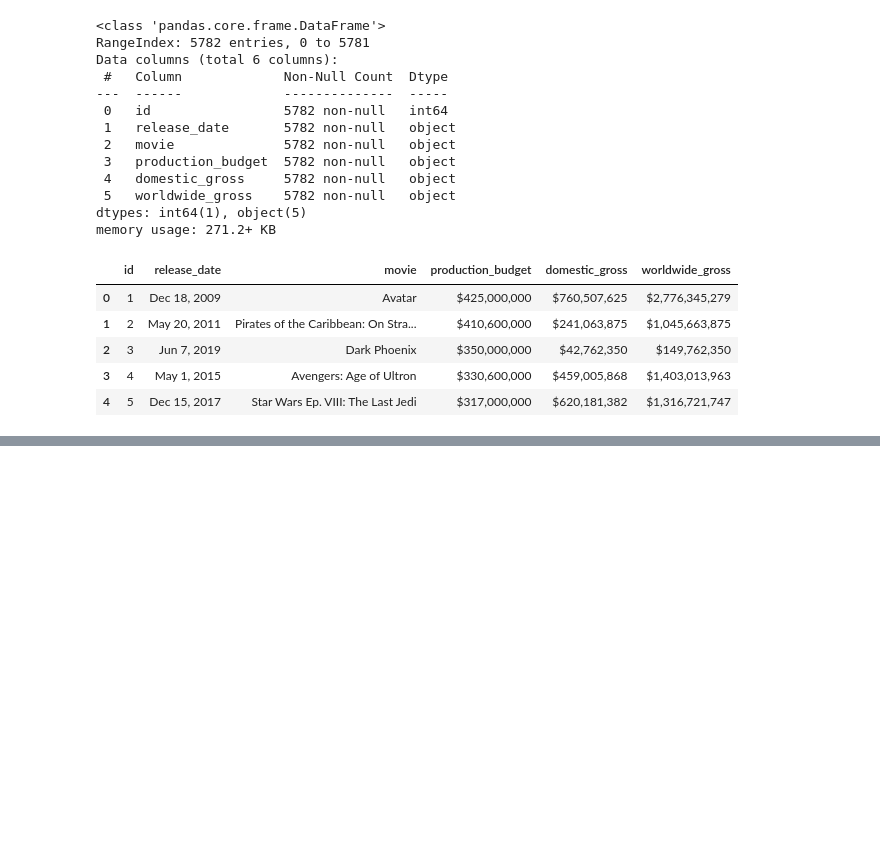
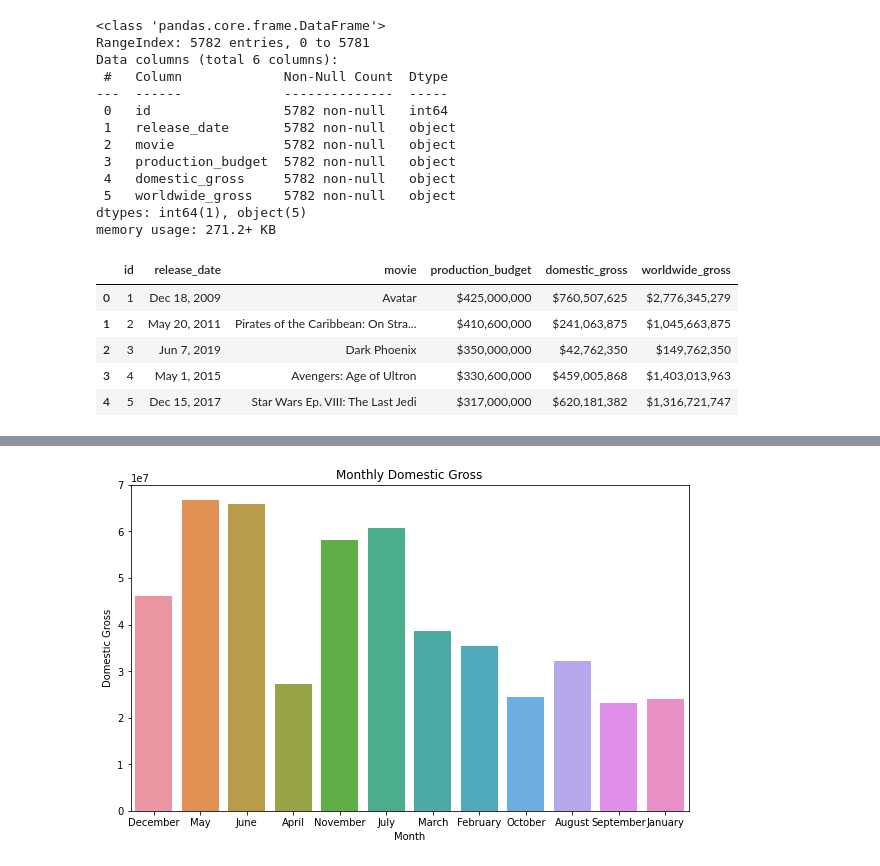
Before and after one commit to Lotus-baumgarner/So-You-want-to-make-Movies, a Jupyter notebook: Movie_Data_Notebook.ipynb, the cells around one changed output, grey strips where cells are left out. Saved outputs shown, nothing was run; the diff lists cells and outputs as text; code cells hidden in the pictures; blank space fills up the shorter version.

```diff
--- a/Movie_Data_Notebook.ipynb
+++ b/Movie_Data_Notebook.ipynb
@@ -422,3 +435,12 @@ budgetDF.head()
 | 2 | 3 | Jun 7, 2019 | Dark Phoenix | $350,000,000 | $42,762,350 | $149,762,350 |
 | 3 | 4 | May 1, 2015 | Avengers: Age of Ultron | $330,600,000 | $459,005,868 | $1,403,013,963 |
 | 4 | 5 | Dec 15, 2017 | Star Wars Ep. VIII: The Last Jedi | $317,000,000 | $620,181,382 | $1,316,721,747 |
+# %%
+# Use the pd.to_datetime() method to convert the object column to datetime format
+budgetDF['release_date'] = pd.to_datetime(budgetDF['release_date'])
+# %%
+# Create a new column for the year
+budgetDF['year'] = budgetDF['release_date'].dt.year
+# %%
+# Create a new column for the month
+budgetDF['month'] = budgetDF['release_date'].dt.month_name()
@@ -424,0 +465,13 @@ budgetDF.head()
+# %%
+# Convert 'domestic_gross' column to numeric type
+budgetDF['domestic_gross'] = budgetDF['domestic_gross'].str.replace('$', '').str.replace(',', '').astype(float)
+
+# Create Seaborn graph
+plt.figure(figsize=(10, 6))
+sns.barplot(x='month', y='domestic_gross', data=budgetDF, ci=None)
+plt.title('Monthly Domestic Gross')
+plt.xlabel('Month')
+plt.ylabel('Domestic Gross')
+plt.show()
+# %% [output]
+[figure, added]
```
Also changed, not shown: parts of 8 cells of this notebook.
